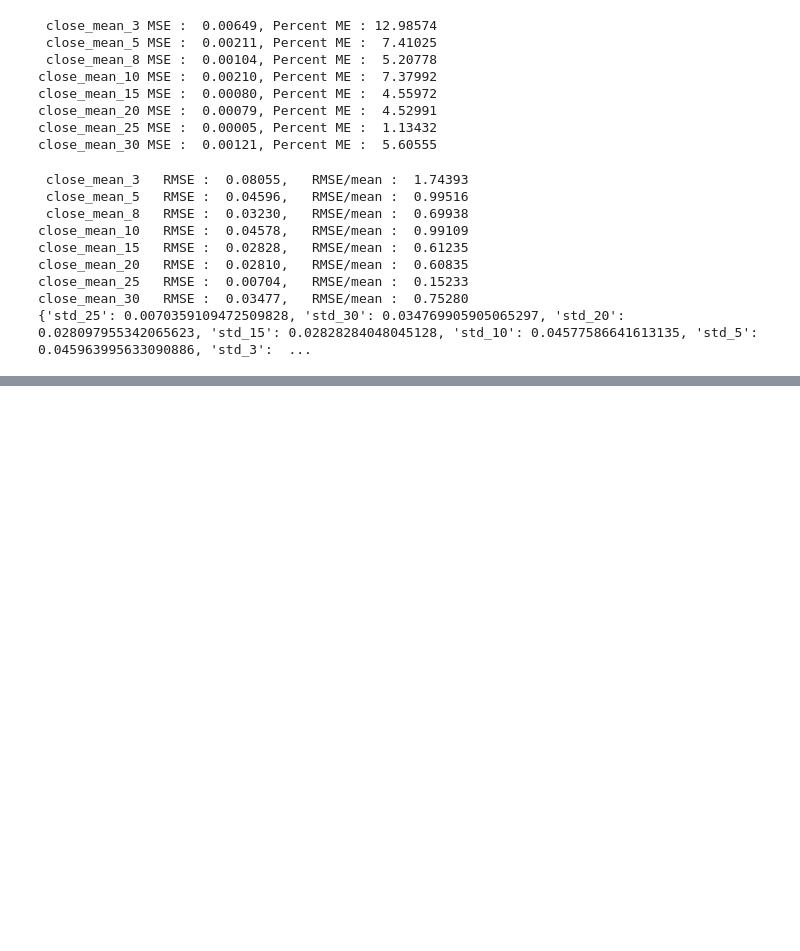
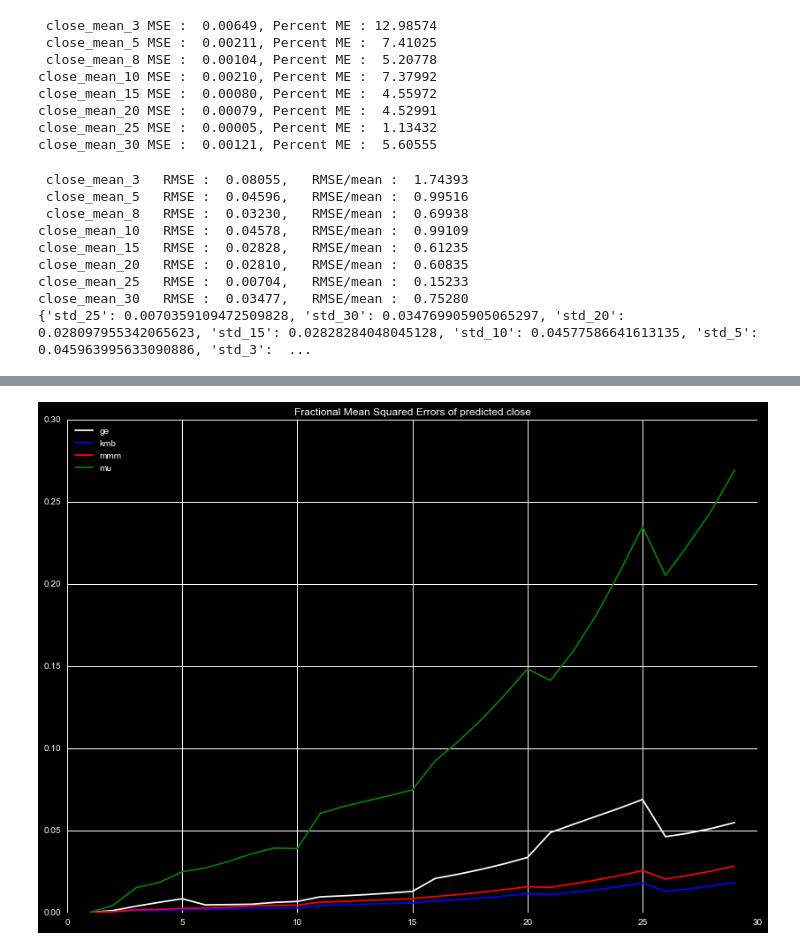
Before and after one commit to markertsean/python_trader, a Jupyter notebook: gen_predictor.ipynb, the cells around one changed output, grey strips where cells are left out. Drawn from its saved outputs; the diff is of its cells as text; code cells hidden in the pictures; blank space fills up the shorter version.

Commit message:
Modified gen_predictor to predict based on input quotes

```diff
--- a/gen_predictor.ipynb
+++ b/gen_predictor.ipynb
@@ -267,4 +267,17 @@ with open( 'data/temp.pkl', 'rb' ) as handle:
     ad_mult_reg = pickle.load( handle )
 # %%
 # Test on this quote
+# %%
+def list_duplicates_of(seq,item):
+    start_at = -1
+    locs = []
+    while True:
+        try:
+            loc = seq.index(item,start_at+1)
+        except ValueError:
+            break
+        else:
+            locs.append(loc)
+            start_at = loc
+    return locs
 # %%
@@ -295,3 +312,5 @@ for i in range( 0 , pred_values.shape[1] ):
 close_df = close_df.dropna()
+# %%
+chunk_index = list_duplicates_of( close_df.index.values.tolist(), close_df.index.values[0] ) + [-1]
 # %%
 del ad_mult_reg
@@ -298,20 +321,55 @@ del ad_mult_reg
 # %%
 # Smooth and shift
 # %%
-temp = close_df.copy()
+full_df = close_df.copy()
 # %%
-with open( 'data/smooth_shift.pkl', 'rb' ) as handle:
-    smooth_shift = pickle.load( handle )
+color_list = ['w','b','r','g']
+for j in range( 0, len(quote_list) ):
 
-    # Tweak the difference in rolling means per day
-    # Lots of noise, this may force less noise, might not. We will see
-    for i in range( 0, len(roll_nums) ):
+    # Only look at one chunk at a time
+    close_df      = full_df[ chunk_index[j]:chunk_index[j+1]-1 ].copy()
+    current_quote = quote_list[j]
 
-        roll = str( roll_nums[i] )
-        if ( smooth_shift['smooth_'+str(roll_nums[i])] > 1 ):
-            close_df['pred_mean_'+roll] = close_df['pred_mean_'+roll].values[::-1]
-            close_df['pred_mean_'+roll] = close_df['pred_mean_'+roll].rolling( smooth_shift['smooth_'+str(roll_nums[i])]).mean()
-            close_df['pred_mean_'+roll] = close_df['pred_mean_'+roll].shift  (-smooth_shift[ 'shift_'+str(roll_nums[i])])
-            close_df['pred_mean_'+roll] = close_df['pred_mean_'+roll].values[::-1]
-        else:
-            close_df['pred_mean_'+roll] = close_df['pred_mean_'+roll]
+
+    with open( 'data/smooth_shift.pkl', 'rb' ) as handle:
+        smooth_shift = pickle.load( handle )
+
+        # Tweak the difference in rolling means per day
+        # Lots of noise, this may force less noise, might not. We will see
+        for i in range( 0, len(roll_nums) ):
+
+            roll = str( roll_nums[i] )
+            if ( smooth_shift['smooth_'+str(roll_nums[i])] > 1 ):
+                close_df['pred_mean_'+roll] = close_df['pred_mean_'+roll].values[::-1]
+                close_df['pred_mean_'+roll] = close_df['pred_mean_'+roll].rolling( smooth_shift['smooth_'+str(roll_nums[i])]).mean()
+                close_df['pred_mean_'+roll] = close_df['pred_mean_'+roll].shift  (-smooth_shift[ 'shift_'+str(roll_nums[i])])
+                close_df['pred_mean_'+roll] = close_df['pred_mean_'+roll].values[::-1]
+            else:
+                close_df['pred_mean_'+roll] = close_df['pred_mean_'+roll]
+
+    # Interpolates values using predicted rolling means
+    foo = fv.pred_from_mean( close_df, roll_nums )
+
+    # Aligns predictions, so row is all the predictions for the same day
+    aligned_frame = foo.copy()
+    for i in range( 1, foo.shape[1] ):
+        aligned_frame['pred_'+str(i)] = aligned_frame['pred_'+str(i)].shift( -i )
+    aligned_frame = aligned_frame.dropna()
+
+
+    print current_quote
+
+    # Plot fractional difference, fractional mean square error
+    std_dictionary, tot_weights = plot_mse( aligned_frame, current_quote, color_list[j], current_quote )
+
+    # Print MSE info for normal and weighted distributions
+    print_mse( aligned_frame, std_dictionary, tot_weights )
+
+    # Compare mse with weighted average
+#    compare_weight( aligned_frame, std_dictionary, current_quote, c_size=5 )
+
+    print '\n\n'
+
+plt.legend( loc=2 )
+plt.show()
+# %% [output]
@@ -317,0 +393 @@ with open( 'data/smooth_shift.pkl', 'rb' ) as handle:
+[figure, added]
```
Also changed, not shown: parts of 9 cells of this notebook, 2 other files.
